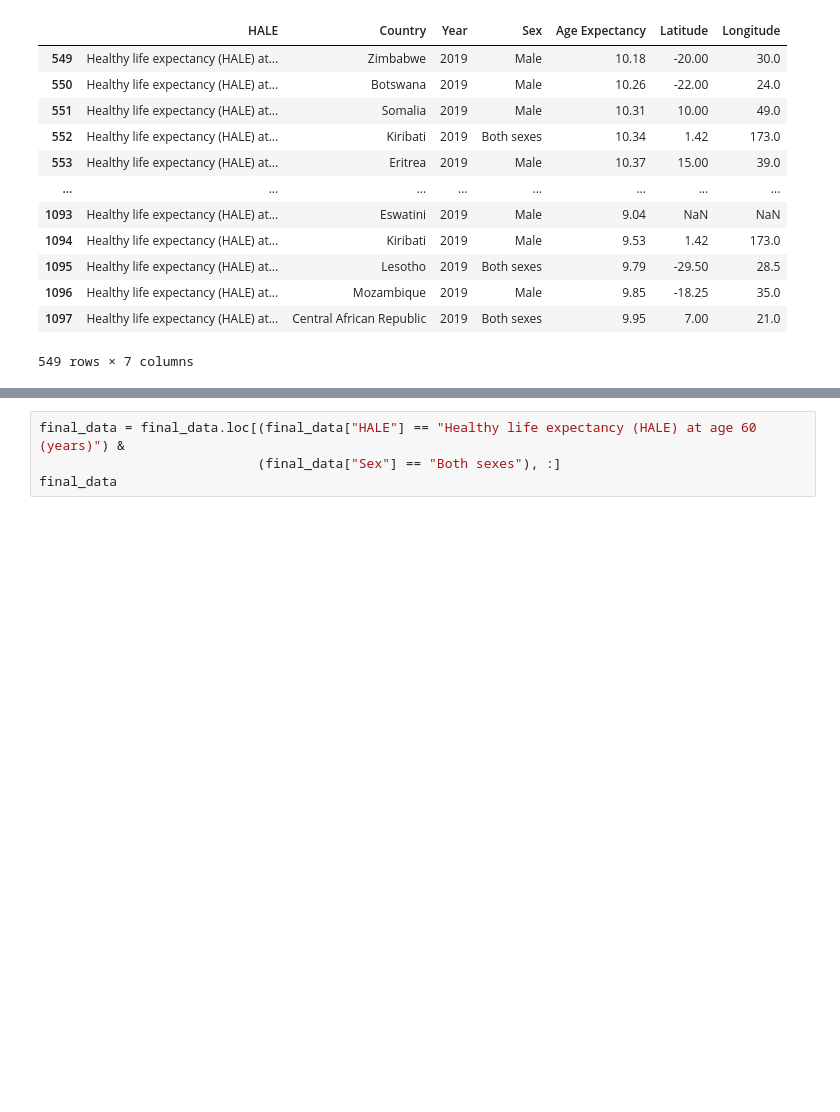
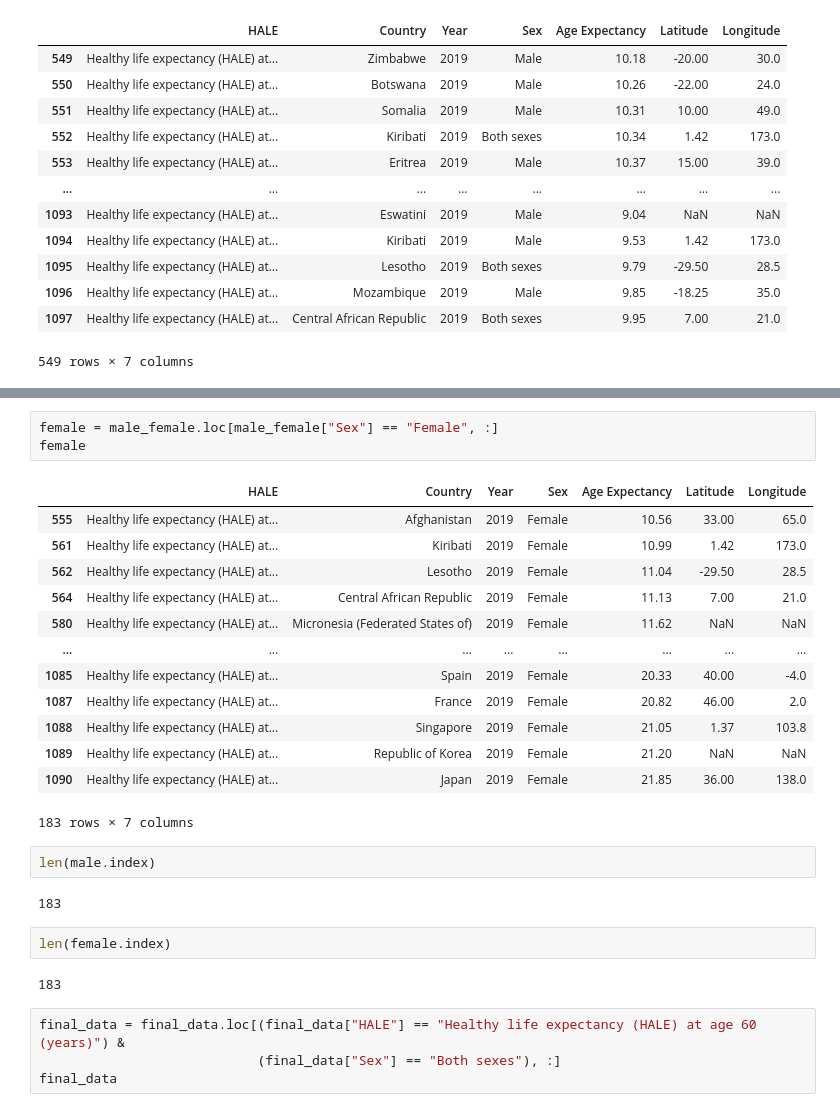
Before and after one commit to bkeffer3098/Project-3, a Jupyter notebook: Resources/Working Data/Initial Data/Data manipulation.ipynb, the cells around one changed output, grey strips where cells are left out. Cells and saved outputs as stored; diff of their text form; blank space fills up the shorter version.

```diff
--- a/Resources/Working Data/Initial Data/Data manipulation.ipynb
+++ b/Resources/Working Data/Initial Data/Data manipulation.ipynb
@@ -182,3 +199,28 @@ male_female
+# %%
+female = male_female.loc[male_female["Sex"] == "Female", :]
+female
+# %% [output]
+|  | HALE | Country | Year | Sex | Age Expectancy | Latitude | Longitude |
+| 555 | Healthy life expectancy (HALE) at... | Afghanistan | 2019 | Female | 10.56 | 33.00 | 65.0 |
+| 561 | Healthy life expectancy (HALE) at... | Kiribati | 2019 | Female | 10.99 | 1.42 | 173.0 |
+| 562 | Healthy life expectancy (HALE) at... | Lesotho | 2019 | Female | 11.04 | -29.50 | 28.5 |
+| 564 | Healthy life expectancy (HALE) at... | Central African Republic | 2019 | Female | 11.13 | 7.00 | 21.0 |
+| 580 | Healthy life expectancy (HALE) at... | Micronesia (Federated States of) | 2019 | Female | 11.62 | NaN | NaN |
+| ... | ... | ... | ... | ... | ... | ... | ... |
+| 1085 | Healthy life expectancy (HALE) at... | Spain | 2019 | Female | 20.33 | 40.00 | -4.0 |
+| 1087 | Healthy life expectancy (HALE) at... | France | 2019 | Female | 20.82 | 46.00 | 2.0 |
+| 1088 | Healthy life expectancy (HALE) at... | Singapore | 2019 | Female | 21.05 | 1.37 | 103.8 |
+| 1089 | Healthy life expectancy (HALE) at... | Republic of Korea | 2019 | Female | 21.20 | NaN | NaN |
+| 1090 | Healthy life expectancy (HALE) at... | Japan | 2019 | Female | 21.85 | 36.00 | 138.0 |
+183 rows × 7 columns
+# %%
+len(male.index)
+# %% [output]
+183
+# %%
+len(female.index)
+# %% [output]
+183
 # %%
 final_data = final_data.loc[(final_data["HALE"] == "Healthy life expectancy (HALE) at age 60 (years)") &
                             (final_data["Sex"] == "Both sexes"), :]
```
Also changed, not shown: parts of 3 cells of this notebook, 5 other files.
